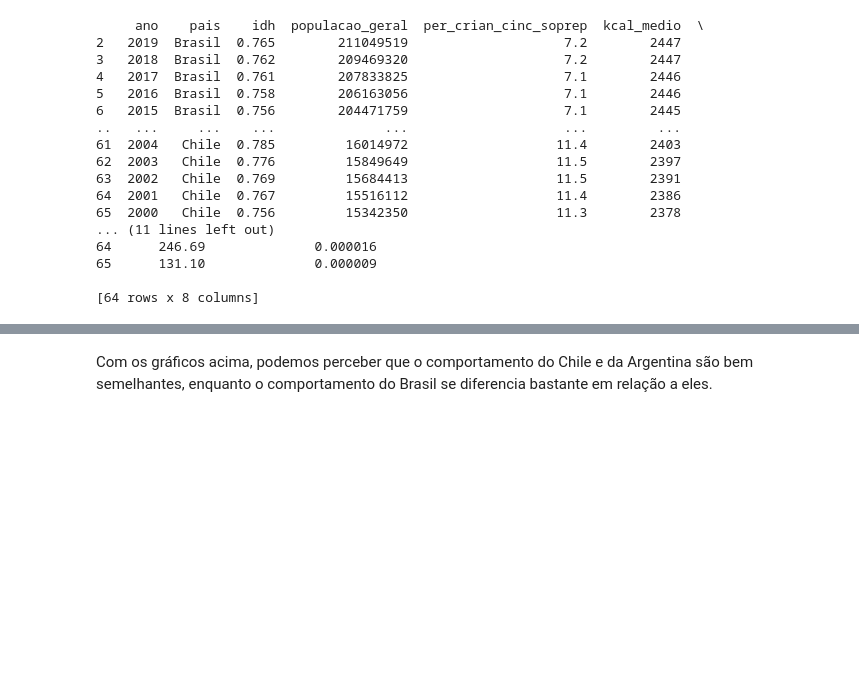
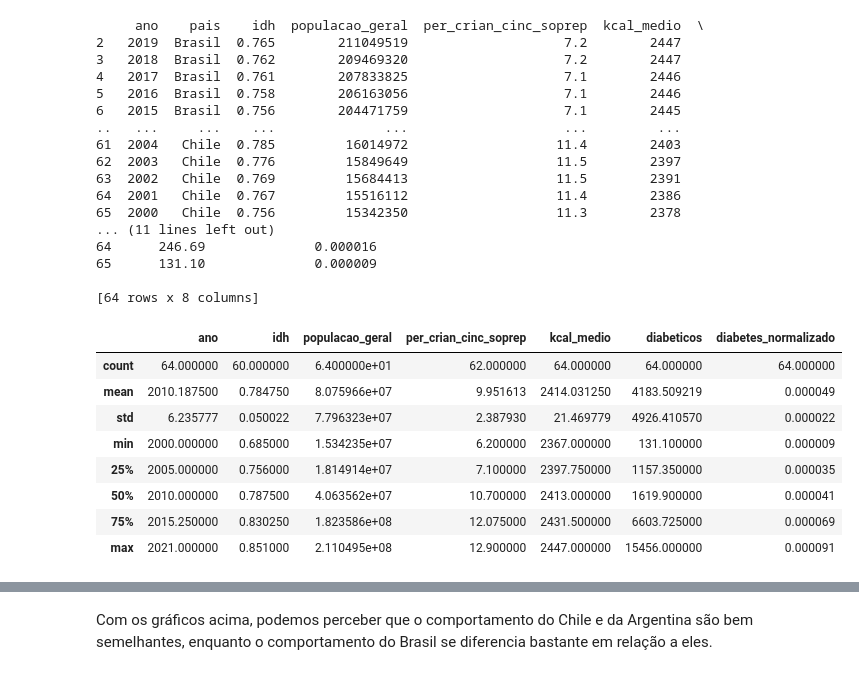
Before and after one commit to barbaraperez/Estudo-do-diabetes, a Jupyter notebook: machine_learning.ipynb, the cells around one changed output, grey strips where cells are left out. Drawn from its saved outputs; the diff is of its cells as text; code cells hidden in the pictures; blank space fills up the shorter version.

```diff
--- a/machine_learning.ipynb
+++ b/machine_learning.ipynb
@@ -198,6 +198,18 @@ print(df_atualizado)
 65      131.10              0.000009
 
 [64 rows x 8 columns]
+# %%
+df_atualizado.describe()
+# %% [output]
+|  | ano | idh | populacao_geral | per_crian_cinc_soprep | kcal_medio | diabeticos | diabetes_normalizado |
+| count | 64.000000 | 60.000000 | 6.400000e+01 | 62.000000 | 64.000000 | 64.000000 | 64.000000 |
+| mean | 2010.187500 | 0.784750 | 8.075966e+07 | 9.951613 | 2414.031250 | 4183.509219 | 0.000049 |
+| std | 6.235777 | 0.050022 | 7.796323e+07 | 2.387930 | 21.469779 | 4926.410570 | 0.000022 |
+| min | 2000.000000 | 0.685000 | 1.534235e+07 | 6.200000 | 2367.000000 | 131.100000 | 0.000009 |
+| 25% | 2005.000000 | 0.756000 | 1.814914e+07 | 7.100000 | 2397.750000 | 1157.350000 | 0.000035 |
+| 50% | 2010.000000 | 0.787500 | 4.063562e+07 | 10.700000 | 2413.000000 | 1619.900000 | 0.000041 |
+| 75% | 2015.250000 | 0.830250 | 1.823586e+08 | 12.075000 | 2431.500000 | 6603.725000 | 0.000069 |
+| max | 2021.000000 | 0.851000 | 2.110495e+08 | 12.900000 | 2447.000000 | 15456.000000 | 0.000091 |
 # %%
 sns.pairplot(df_atualizado, hue='pais')
 plt.show() ## plotamos alguns gráficos usando pairplot
```
Also changed, not shown: parts of 4 cells of this notebook.
